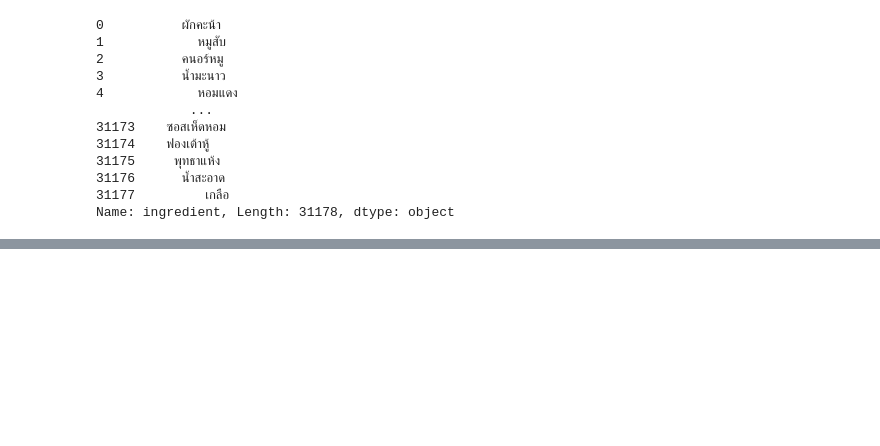
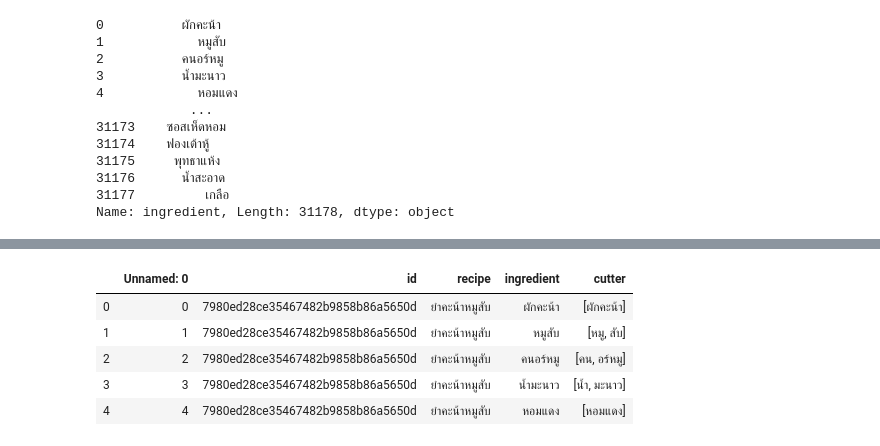
Before and after one commit to requiem202/wongnet, a Jupyter notebook: cutter.ipynb, the cells around one changed output, grey strips where cells are left out. Saved outputs shown, nothing was run; the diff lists cells and outputs as text; code cells hidden in the pictures; blank space fills up the shorter version.

```diff
--- a/cutter.ipynb
+++ b/cutter.ipynb
@@ -21,3 +23,5 @@ Name: ingredient, Length: 31178, dtype: object
 # %%
-for x in df_ingredient['ingredient'].values:
-    print(deepcut.tokenize(x))
+# for x in df_ingredient['ingredient'].values:
+#     print(deepcut.tokenize(x))
+df_ingredient['cutter'] = df_ingredient['ingredient'].apply(lambda x: deepcut.tokenize(x))
+# df_ingredient['cutter'] = df_ingredient['ingredient'].apply(lambda x: print(x))
@@ -41,0 +42,9 @@ for x in df_ingredient['ingredient'].values:
+# %%
+df_ingredient.head()
+# %% [output]
+|  | Unnamed: 0 | id | recipe | ingredient | cutter |
+| 0 | 0 | 7980ed28ce35467482b9858b86a5650d | ยำคะน้าหมูสับ | ผักคะน้า | [ผักคะน้า] |
+| 1 | 1 | 7980ed28ce35467482b9858b86a5650d | ยำคะน้าหมูสับ | หมูสับ | [หมู, สับ] |
+| 2 | 2 | 7980ed28ce35467482b9858b86a5650d | ยำคะน้าหมูสับ | คนอร์หมู | [คน, อร์หมู] |
+| 3 | 3 | 7980ed28ce35467482b9858b86a5650d | ยำคะน้าหมูสับ | น้ำมะนาว | [น้ำ, มะนาว] |
+| 4 | 4 | 7980ed28ce35467482b9858b86a5650d | ยำคะน้าหมูสับ | หอมแดง | [หอมแดง] |
```
Also changed, not shown: parts of 12 cells of this notebook, 10 other files.
